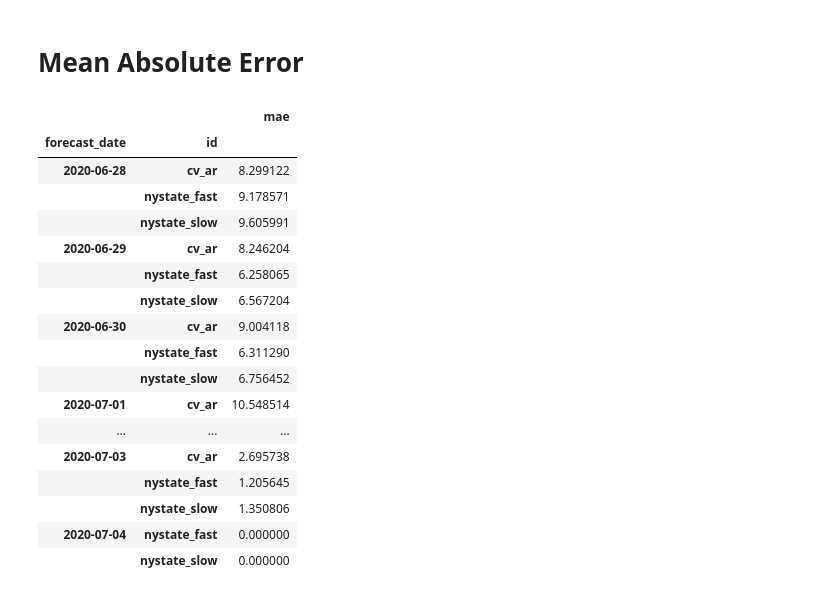
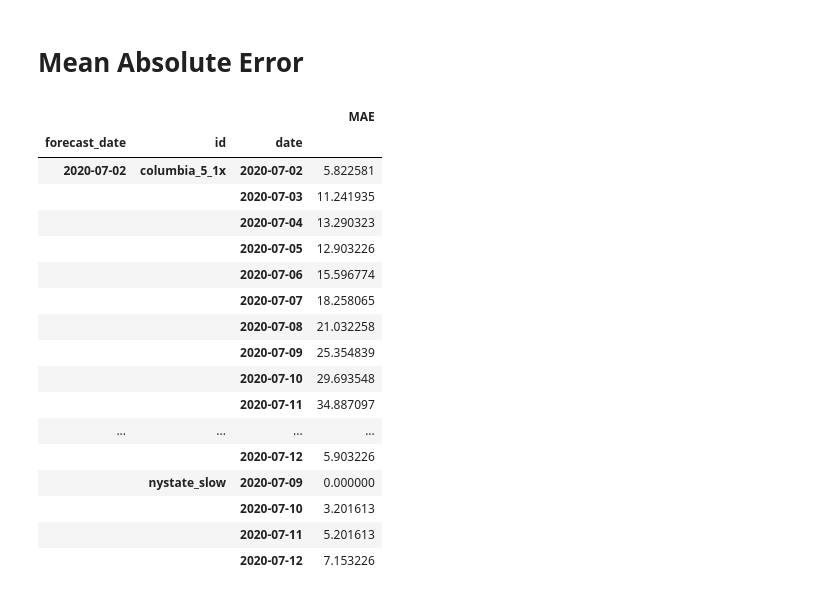
Before and after one commit to facebookresearch/covid19_spread, a Jupyter notebook: notebooks/forecast_template.ipynb, the cells around one changed output. Cells and saved outputs as stored; diff of their text form; code cells hidden in the pictures.

```diff
--- a/notebooks/forecast_template.ipynb
+++ b/notebooks/forecast_template.ipynb
@@ -47,14 +61,21 @@ cond += f' AND inf.loc{len(loc_map[cfg["region"]]) + 1} IS NOT NULL'
 # %%
 dates = ', '.join([f"'{d}'" for d in df['date'].dt.date.unique()])
-spatial_join = ', '.join([f'loc{i}' for i in range(1, len(loc_map[cfg["region"]]) + 2)])
+spatial_join = ', '.join([f'loc{i}' for i in range(1, nlocs + 1)])
+
+gt = pandas.read_sql(
+    f"SELECT * FROM infections inf WHERE forecast_date IS NULL AND {cond} AND id='{gt_map[cfg['region']]}'",
+    conn,
+    parse_dates=['date']
+)
+
 q = f"""
-SELECT inf.loc1, inf.loc2, inf.loc3, inf.date, inf.id, inf.counts, inf.forecast_date, gt.counts AS gt
+SELECT inf.loc1, inf.loc2, inf.loc3, inf.date, inf.id, inf.counts, inf.forecast_date
 FROM infections inf
-LEFT JOIN (SELECT * FROM infections WHERE forecast_date IS NULL) gt USING({spatial_join}, date)
 WHERE {cond}
     AND inf.date >= '{basedate - timedelta(days=7)}'
     AND inf.forecast_date >= '{basedate - timedelta(days=7)}'
     AND inf.forecast_date <= '{basedate}'
+    AND inf.forecast_date IS NOT NULL
 """
 forecasts = pandas.read_sql(q, conn, parse_dates=['date', 'forecast_date'])
 forecasts['forecast_date'] = forecasts['forecast_date'].dt.date
@@ -105,25 +121,40 @@ fig = grouped.pivot(index='date', columns='color', values='counts').plot(figsize
 # %% [markdown]
 # Mean Absolute Error
-# %%
-with_gt = forecasts[~forecasts['gt'].isnull()].copy()
-with_gt['mae'] = (with_gt['gt'] - with_gt['counts']).abs()
-with_gt.groupby(['forecast_date', 'id'])['mae'].mean().sort_index().to_frame()
-# %% [output]
-|  |  | mae |
-| forecast_date | id |  |
-| 2020-06-28 | cv_ar | 8.299122 |
-|  | nystate_fast | 9.178571 |
-|  | nystate_slow | 9.605991 |
-| 2020-06-29 | cv_ar | 8.246204 |
-|  | nystate_fast | 6.258065 |
-|  | nystate_slow | 6.567204 |
-| 2020-06-30 | cv_ar | 9.004118 |
-|  | nystate_fast | 6.311290 |
-|  | nystate_slow | 6.756452 |
-| 2020-07-01 | cv_ar | 10.548514 |
-| ... | ... | ... |
-| 2020-07-03 | cv_ar | 2.695738 |
-|  | nystate_fast | 1.205645 |
-|  | nystate_slow | 1.350806 |
-| 2020-07-04 | nystate_fast | 0.000000 |
-|  | nystate_slow | 0.000000 |
+# %%
+forecasts['loc'] = functools.reduce(lambda x, y: y + ', ' + x, [forecasts[col] for col in loc_cols])
+gt_pivot = gt.copy()
+gt_pivot['loc'] = functools.reduce(lambda x, y: y + ', ' + x, [gt_pivot[col] for col in loc_cols])
+gt_pivot = gt_pivot.pivot(index='date', columns='loc', values='counts')
+
+ms = []
+for (mdl_id, forecast_date), group in forecasts.groupby(['id', 'forecast_date']):
+    group = group.pivot(index='date', columns='loc', values='counts')
+    if len(group.index.intersection(gt_pivot.index)) == 0:
+        continue
+    m = metrics._compute_metrics(gt_pivot, group)
+    m = m.transpose().sort_index().rename_axis('date').reset_index()
+    m['forecast_date'] = forecast_date
+    m['id'] = mdl_id
+    ms.append(m)
+ms = pandas.concat(ms)
+with pandas.option_context('display.max_rows', None):
+    display(ms.set_index(['forecast_date', 'id', 'date'])['MAE'].to_frame().sort_index())
+# %% [output]
+|  |  |  | MAE |
+| forecast_date | id | date |  |
+| 2020-07-02 | columbia_5_1x | 2020-07-02 | 5.822581 |
+|  |  | 2020-07-03 | 11.241935 |
+|  |  | 2020-07-04 | 13.290323 |
+|  |  | 2020-07-05 | 12.903226 |
+|  |  | 2020-07-06 | 15.596774 |
+|  |  | 2020-07-07 | 18.258065 |
+|  |  | 2020-07-08 | 21.032258 |
+|  |  | 2020-07-09 | 25.354839 |
+|  |  | 2020-07-10 | 29.693548 |
+|  |  | 2020-07-11 | 34.887097 |
+| ... | ... | ... | ... |
+|  |  | 2020-07-12 | 5.903226 |
+|  | nystate_slow | 2020-07-09 | 0.000000 |
+|  |  | 2020-07-10 | 3.201613 |
+|  |  | 2020-07-11 | 5.201613 |
+|  |  | 2020-07-12 | 7.153226 |
```
Also changed, not shown: parts of 9 cells of this notebook.
